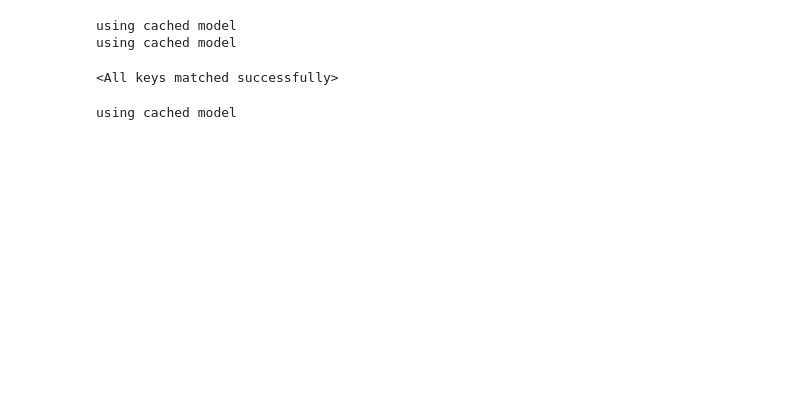
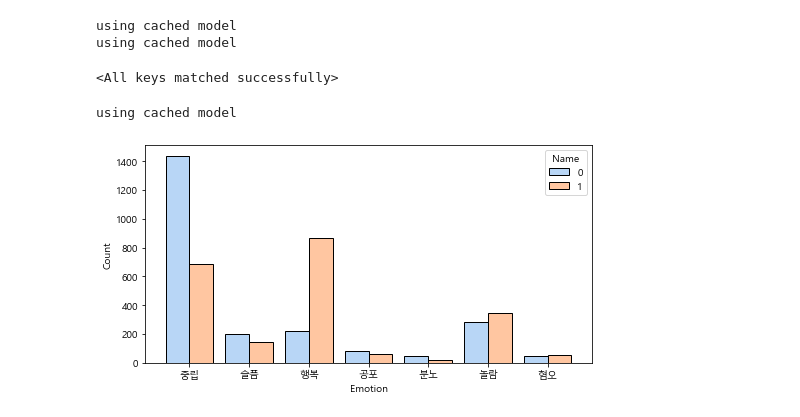
Before and after one commit to tigerak/kakao, a Jupyter notebook: Test.ipynb, the cells around one changed output. Saved outputs shown, nothing was run; the diff lists cells and outputs as text; code cells hidden in the pictures; blank space fills up the shorter version.

```diff
--- a/Test.ipynb
+++ b/Test.ipynb
@@ -128,0 +123,33 @@ data_list = []
+# %%
+def pre(file_name):
+    name_list = []
+    time_list = []
+    chat_list = []
+
+    with open(f'./data/{file_name}.txt', 'r', encoding='UTF-8') as f:
+        for line in f.readlines():
+            line = line[:-1]
+            patt = r'] '
+            spl = re.split(patt, line, maxsplit=2)
+            if len(spl) == 3:
+                name_list.append(spl[0][1:])
+                time_list.append(spl[1][1:])
+                chat_list.append(spl[2])
+            elif len(spl) == 1 and len(spl[0]) != 0:
+                if len(name_list) != 0:
+                    name_list.append(name_list[-1])
+                    time_list.append(time_list[-1])
+                    chat_list.append(spl[0])
+    f.close()
+
+    data = pd.DataFrame()
+    data['Name'] = name_list
+    data['Time'] = time_list
+    data['Chat'] = chat_list
+
+    # 이름 제거
+    names = data['Name'].unique()
+    for i, n in enumerate(names):
+        data.loc[(data['Name'] == n), 'Name'] = i
+
+    return data
@@ -128,0 +215,14 @@ data_list = []
+# %%
+file_name = 'emotion_tolk'
+all_chat = pre(file_name)
+# %%
+names = all_chat['Name'][:20].unique()
+data, res = analy(all_chat, names)
+# %%
+plt.rcParams['axes.unicode_minus'] = False
+plt.rcParams['font.family'] = 'Malgun Gothic'
+
+plt.figure(figsize=(8,4))
+ax = sns.histplot(data=data, x='Emotion', hue='Name', multiple="dodge", shrink=.8, palette='pastel')
+# %% [output]
+[figure, added]
```
Also changed, not shown: parts of 16 cells of this notebook, 1 other file.
